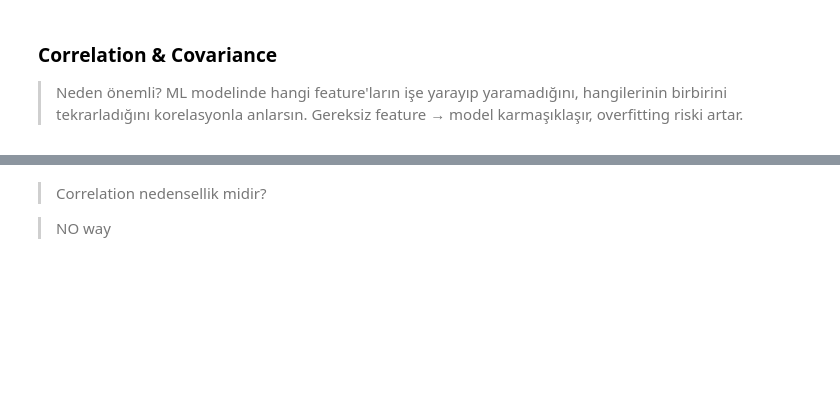
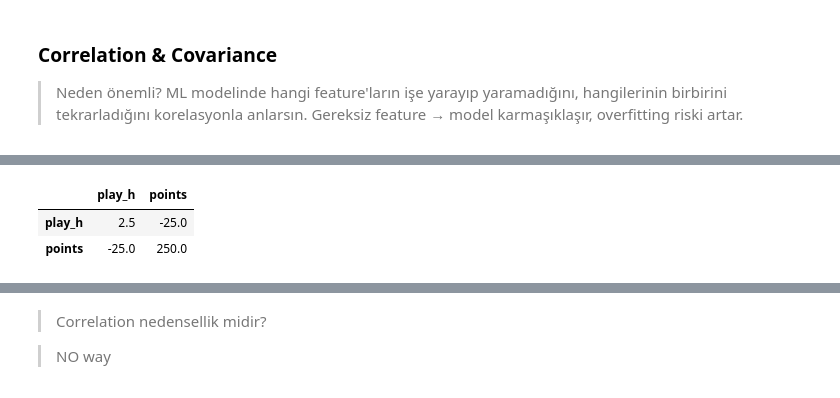
Before and after one commit to nurgelli/Exploratory_Data_Analysis, a Jupyter notebook: by_category/correlation_covariance.ipynb, the cells around one changed output, grey strips where cells are left out. Drawn from its saved outputs; the diff is of its cells as text; code cells hidden in the pictures; blank space fills up the shorter version.

```diff
--- a/by_category/correlation_covariance.ipynb
+++ b/by_category/correlation_covariance.ipynb
@@ -15,0 +24,56 @@
+# %%
+import pandas as pd
+import numpy as np
+
+# Covariance hesaplama
+# İki değişken ortalamalarından aynı anda mı uzaklaşıyor?
+
+points = pd.DataFrame({
+    "study_h" : [1,2,3,4,5], # mean 3
+    "points": [50, 60, 70, 80, 90] # mean 70
+})
+
+# ! 1 < 3 yani study hourin ilk elementi 1, study_hin meaninden kucuk
+# ! ayni sekilde pointsin ilki elementi 50 < 70 den.
+# dolayisiyla X (study_h) ve Y (points) ilk satirlari (1 ve 50) kendilerinin ortamalarindan (3 ve 70) den kucuk
+# son satirlari (5 ve 90) de ortalamalarindan buyuk, demek kowaryans pozitif
+# X - X_ = 1-3 = - 2
+# Y - Y_ = 50 - 70 = - 20
+# (-2) * (-20) = 40
+# 5 - 3 = 2
+# 90 - 70 = 20
+# 2*20 = 40
+
+# Aynı yönde hareket
+# X ortalamanın altında
+# Y ortalamanın altında
+# veya
+# X ortalamanın üstünde
+# Y ortalamanın üstünde
+# ise çarpım pozitif olur.
+points = pd.DataFrame({
+    "play_h" : [1,2,3,4,5], # mean 3
+    "points": [90, 80, 70, 60, 50] # mean 70
+})
+
+# ilk satir X = 1 < 3 = ortalamanin altinda => -2
+# son satir Y = 90 > 70 = ortalamanin ustunde => 20
+
+# (−2)×(+20)=−40  ===> bu da negative covariance
+
+#! ikisi de ayni taraftaysa positive
+#! biri ustte biri alttaysa negative
+points.cov()
+
+#! COVARIANCE OLCEGI YOK => ILISKI DEGISMEDIGI HALDE SONUC DEGISIYOR. OR:
+
+# [50,60,70,80,90] ==> [5000,6000,7000,8000,9000] - ILISKI DEGISMEDIGI HALDE SONUC DEGISIYOR
+# BU YUZDEN COVARIANCE YONU GOSTERIR, GUCU DEGIL
+
+
+# ex. Cpu guclu oldukca response time de artiyor,
+# Cpu yuku arttikca ram bosaliyor
+# %% [output]
+|  | play_h | points |
+| play_h | 2.5 | -25.0 |
+| points | -25.0 | 250.0 |
```
Also changed, not shown: parts of 18 cells of this notebook, 5 other files.
